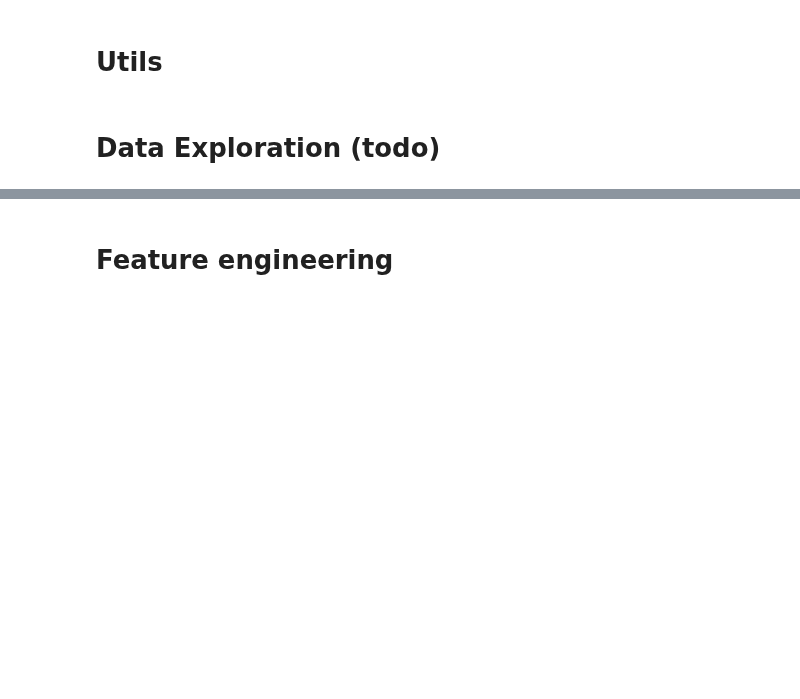
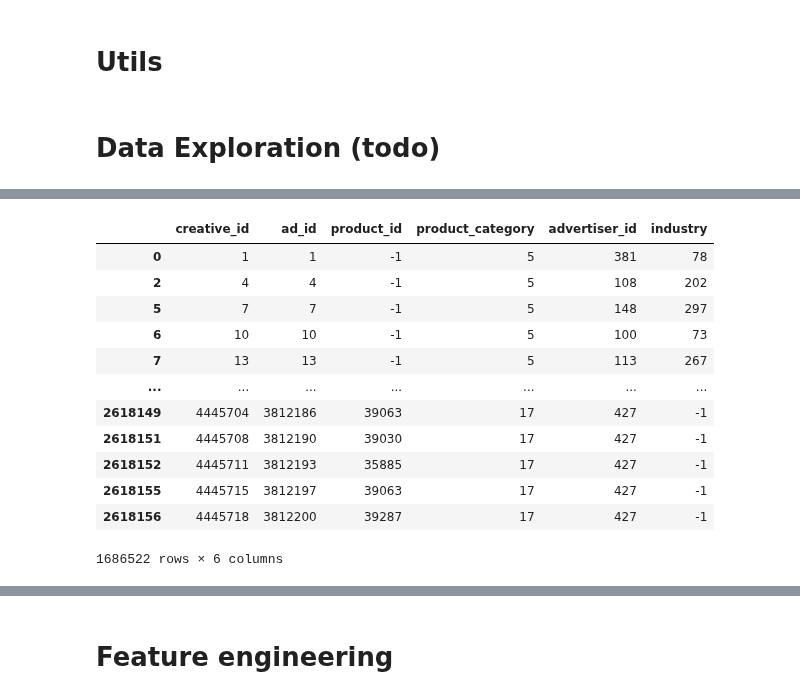
Before and after one commit to etveritas/taac20, a Jupyter notebook: assists.ipynb, the cells around one changed output, grey strips where cells are left out. Drawn from its saved outputs; the diff is of its cells as text; code cells hidden in the pictures; blank space fills up the shorter version.

```diff
--- a/assists.ipynb
+++ b/assists.ipynb
@@ -242,3 +269,19 @@ print("Diff number: ", np.sum(train_ad[train_ad.creative_id.isin(insect1d)].valu
+# %%
+test_ad[test_ad.creative_id.isin(insect1d)]
+# %% [output]
+|  | creative_id | ad_id | product_id | product_category | advertiser_id | industry |
+| 0 | 1 | 1 | -1 | 5 | 381 | 78 |
+| 2 | 4 | 4 | -1 | 5 | 108 | 202 |
+| 5 | 7 | 7 | -1 | 5 | 148 | 297 |
+| 6 | 10 | 10 | -1 | 5 | 100 | 73 |
+| 7 | 13 | 13 | -1 | 5 | 113 | 267 |
+| ... | ... | ... | ... | ... | ... | ... |
+| 2618149 | 4445704 | 3812186 | 39063 | 17 | 427 | -1 |
+| 2618151 | 4445708 | 3812190 | 39030 | 17 | 427 | -1 |
+| 2618152 | 4445711 | 3812193 | 35885 | 17 | 427 | -1 |
+| 2618155 | 4445715 | 3812197 | 39063 | 17 | 427 | -1 |
+| 2618156 | 4445718 | 3812200 | 39287 | 17 | 427 | -1 |
+1686522 rows × 6 columns
 # %%
 # check whether click and ad have diff creative_id
 print("Diff list: ", np.setdiff1d(train_click_log.creative_id.unique(), train_ad.creative_id))
```
Also changed, not shown: parts of 111 cells of this notebook, 1 other file.
